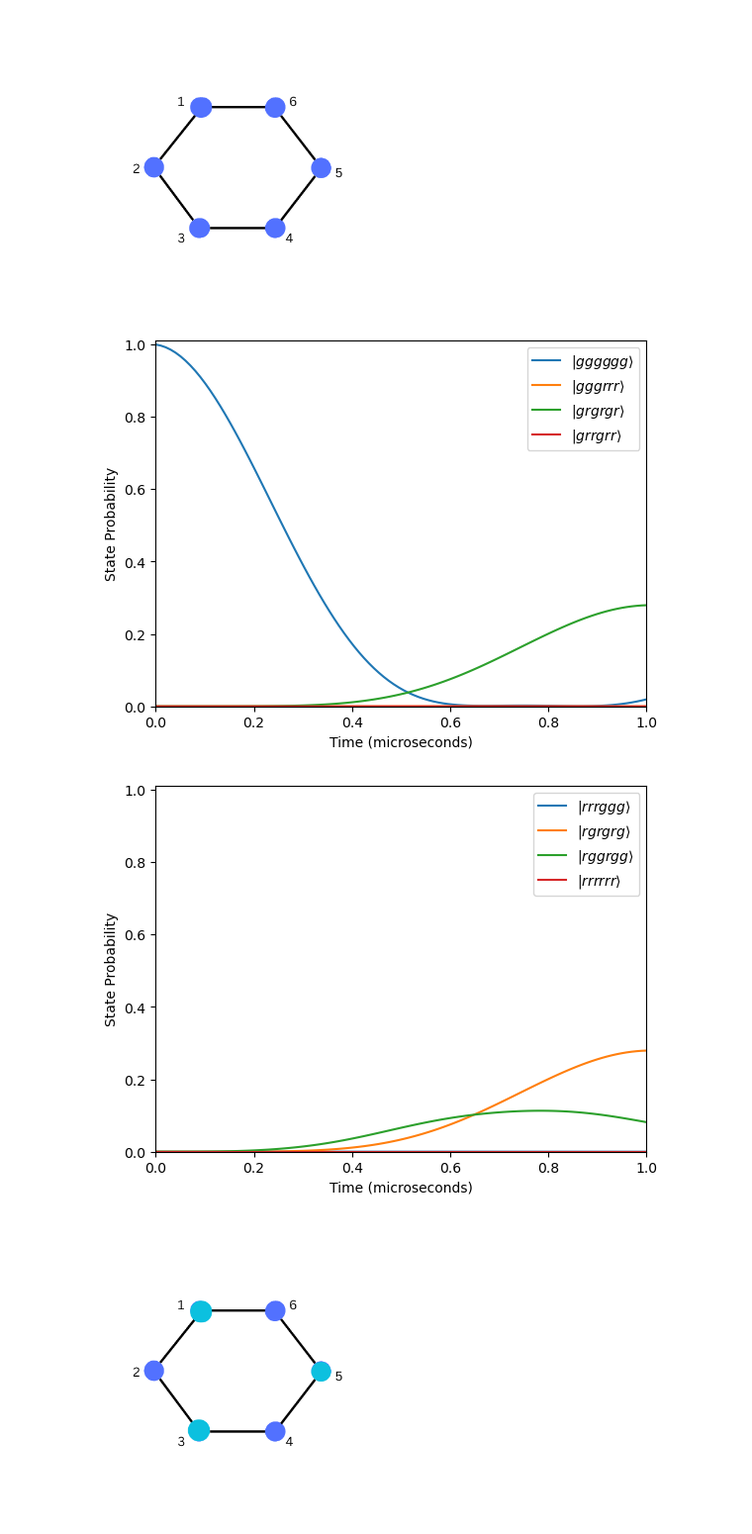
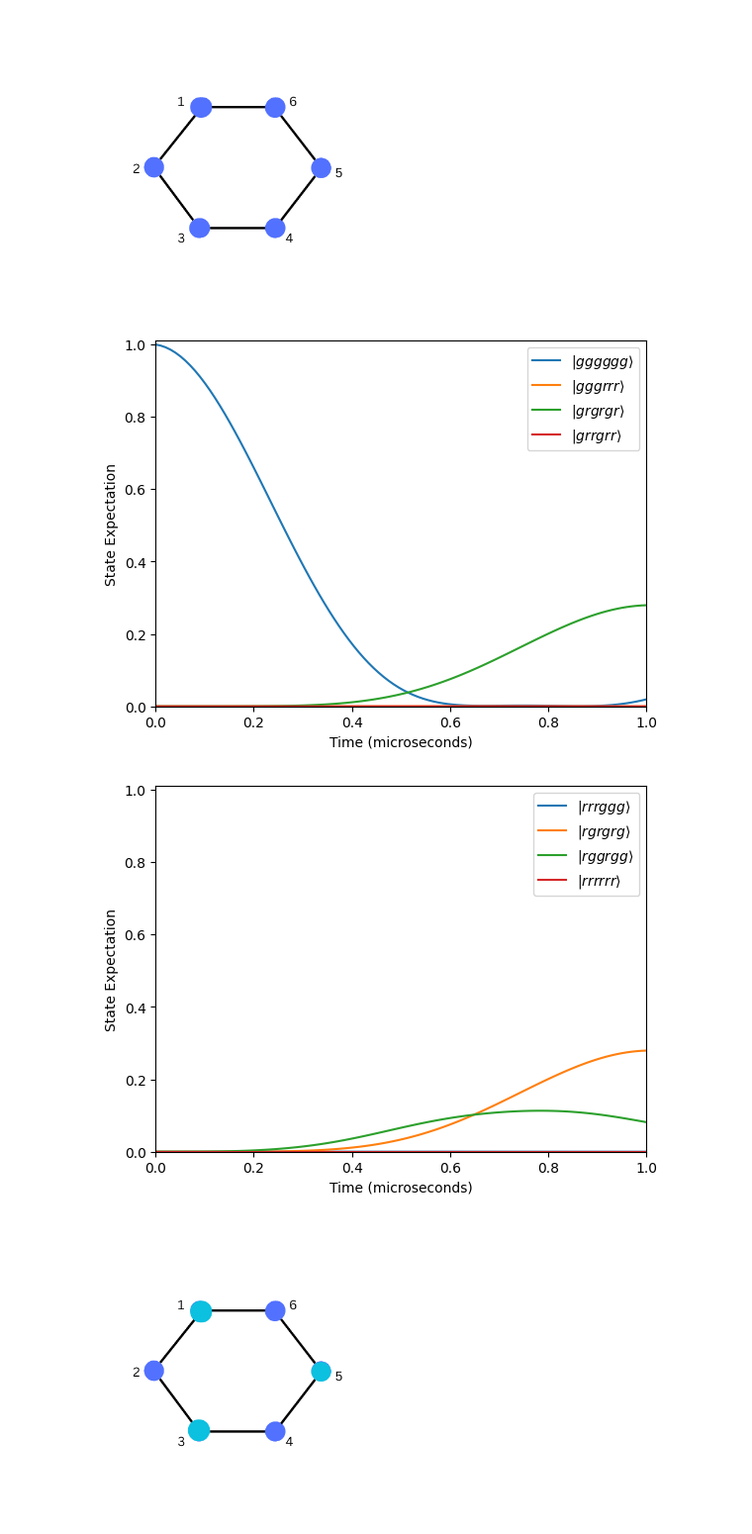
Before and after one commit to rdanto/MIS_Rydberg, a Jupyter notebook: MIS_code.ipynb, the cells around one changed output. Shown at 99% size. Saved outputs shown, nothing was run; the diff lists cells and outputs as text; code cells hidden in the pictures.

```diff
--- a/MIS_code.ipynb
+++ b/MIS_code.ipynb
@@ -334,29 +334,29 @@ for d in detuning_list:
 # %%
 #Plot
 plt.plot(t*10, p_gggggg, label=r'$|gggggg\rangle$')
 plt.plot(t*10, p_gggrrr, label=r'$|gggrrr\rangle$')
 plt.plot(t*10, p_grgrgr, label=r'$|grgrgr\rangle$')
 plt.plot(t*10, p_grrgrr, label=r'$|grrgrr\rangle$')
 plt.xlim([0,1])
 plt.ylim([0,1.01])
 plt.legend()
-plt.ylabel('State Probability')
+plt.ylabel('State Expectation')
 plt.xlabel('Time (microseconds)')
 plt.show()
 
 plt.plot(t*10, p_rrrggg, label=r'$|rrrggg\rangle$')
 plt.plot(t*10, p_rgrgrg, label=r'$|rgrgrg\rangle$')
 plt.plot(t*10, p_rggrgg, label=r'$|rggrgg\rangle$')
 plt.plot(t*10, p_rrrrrr, label=r'$|rrrrrr\rangle$')
 plt.xlim([0,1])
 plt.ylim([0,1.01])
 plt.legend()
-plt.ylabel('State Probability')
+plt.ylabel('State Expectation')
 plt.xlabel('Time (microseconds)')
 plt.show()
 # %% [output]
-[figure, old version]
+[figure, new version]
-[figure, old version]
+[figure, new version]
 # %%
 display.Image('./6.png', width = 300)
 # %% [output]
```
Also changed, not shown: parts of 3 cells of this notebook.
